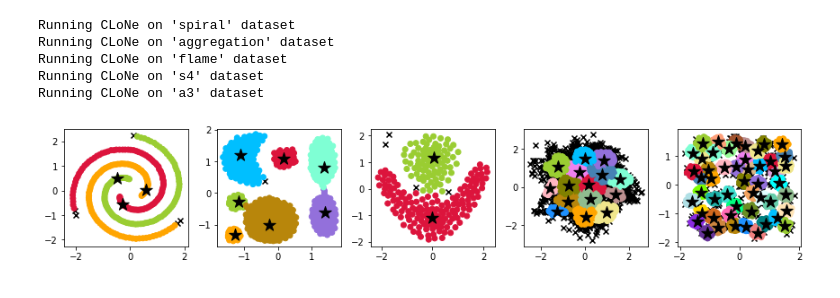
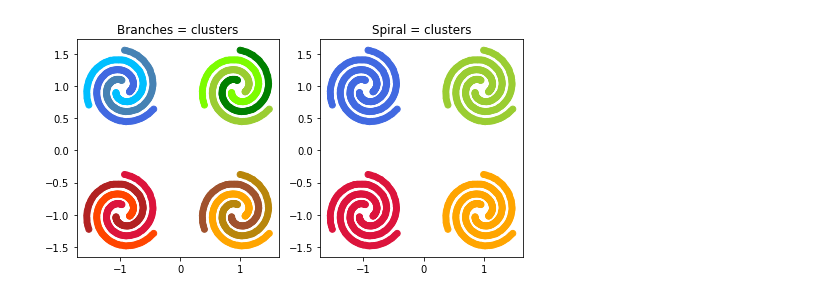
Before and after one commit to LBM-EPFL/CLoNe, a Jupyter notebook: clone_examples.ipynb, the cells around one changed output. Cells and saved outputs as stored; diff of their text form; code cells hidden in the pictures.

Commit message:
added scripts for md, updated example notebook

```diff
--- a/clone_examples.ipynb
+++ b/clone_examples.ipynb
@@ -53,22 +46,12 @@ Minimal code to run and plot results
 # %%
-# Load data
-with open("examples/aggregation.txt", 'r') as f:
-    headers = next(f).split()
-    data = np.array([[float(x) for x in line.split()] for line in f])
-data = StandardScaler().fit_transform(data)
-
-# Cluster
-clone = CLoNe()
-clone.fit(data)
-
 # Mask for real cluster labels (!=-1) and outliers (==-1)
 assigned_mask = np.where(clone.labels_ != -1)
 outliers_mask = np.where(clone.labels_ == -1)
 
 # Plot
+colors = np.array(['deepskyblue', 'Crimson', 'orange', 'mediumpurple', 'yellowgreen'])
 mplot.figure(figsize=(4,4))
-mplot.scatter(data[outliers_mask,0], data[outliers_mask,1], c='black', marker='x')
+mplot.scatter(data[outliers_mask,0], data[outliers_mask,1], c='black', marker='x', s=10)
 mplot.scatter(data[assigned_mask,0], data[assigned_mask,1], c=colors[clone.labels_[assigned_mask]])
-mplot.scatter(data[clone.centers_,0], data[clone.centers_,1], c='black', marker='*', s=200)
 mplot.show()
 # %% [output]
@@ -76,36 +102,43 @@ mplot.show()
 # %%
-# More examples with different parameter value
-dataset_params = {'spiral': 4, 'aggregation': 4, 'flame': 5, 's4': 2, 'a3': 1}
+# Dataset
+dataset = "spiral_quartet.txt"
+with open("examples/%s"%dataset, 'r') as f:
+    headers = next(f).split()
+    data = np.array([[float(x) for x in line.split()] for line in f])
+data = StandardScaler().fit_transform(data)
 
-mplot.figure(figsize=(12,12 / len(dataset_params)))
-plot_idx = 1
-for dataset_name in dataset_params.keys():
-    with open("examples/%s.txt"%dataset_name, 'r') as f:
-        headers = next(f).split()
-        data = np.array([[float(x) for x in line.split()] for line in f])
-    data = StandardScaler().fit_transform(data)
+# Cluster #1
+pdc = 2
+clone = CLoNe(pdc=pdc)
+clone.fit(data)
+labels_1 = clone.labels_.copy()
 
-    # Cluster
-    print("Running CLoNe on '%s' dataset"%dataset_name)
-    clone = CLoNe(factor_dc = dataset_params[dataset_name])
-    clone.fit(data)
+# Cluster #2
+pdc = 6
+clone = CLoNe(pdc=pdc)
+clone.fit(data)
+labels_2 = clone.labels_.copy()
 
-    # Plot labels on data
-    mplot.subplot(1, 5, plot_idx)
-    assigned_mask = np.where(clone.labels_ != -1)
-    outliers_mask = np.where(clone.labels_ == -1)
-    mplot.scatter(data[outliers_mask,0], data[outliers_mask,1], c='black', marker='x')
-    mplot.scatter(data[assigned_mask,0], data[assigned_mask,1], c=colors[clone.labels_[assigned_mask]])
-    mplot.scatter(data[clone.centers_,0], data[clone.centers_,1], c='black', marker='*', s=200)
-    mplot.gca().set_aspect('auto')
-    plot_idx += 1
+# Plot
+h_fig = mplot.figure(figsize=(8,4))
 
-mplot.tight_layout()
+ax = h_fig.add_subplot(121)
+colors = np.array(['crimson', 'darkgoldenrod', 'green', 'SteelBlue',
+                   'sienna', 'lawngreen', 'firebrick', 'deepskyblue',
+                   'royalblue', 'orangered', 'orange', 'yellowgreen'])
+assigned_mask = np.where(labels_1 != -1)
+outliers_mask = np.where(labels_1 == -1)
+ax.scatter(data[outliers_mask,0], data[outliers_mask,1], c='black', marker='x', s=10)
+ax.scatter(data[assigned_mask,0], data[assigned_mask,1], c=colors[labels_1[assigned_mask]])
+ax.set_title("Branches = clusters")
+
+ax = h_fig.add_subplot(122)
+colors = np.array(['Crimson', 'orange',  'yellowgreen', 'royalblue'])
+assigned_mask = np.where(labels_2 != -1)
+outliers_mask = np.where(labels_2 == -1)
+ax.scatter(data[outliers_mask,0], data[outliers_mask,1], c='black', marker='x', s=10)
+ax.scatter(data[assigned_mask,0], data[assigned_mask,1], c=colors[labels_2[assigned_mask]])
+ax.set_title("Spiral = clusters")
 mplot.show()
 # %% [output]
-Running CLoNe on 'spiral' dataset
-Running CLoNe on 'aggregation' dataset
-Running CLoNe on 'flame' dataset
-Running CLoNe on 's4' dataset
-Running CLoNe on 'a3' dataset
-[figure, old version]
+[figure, new version]
```
Also changed, not shown: parts of 28 cells of this notebook, 1 other file.
